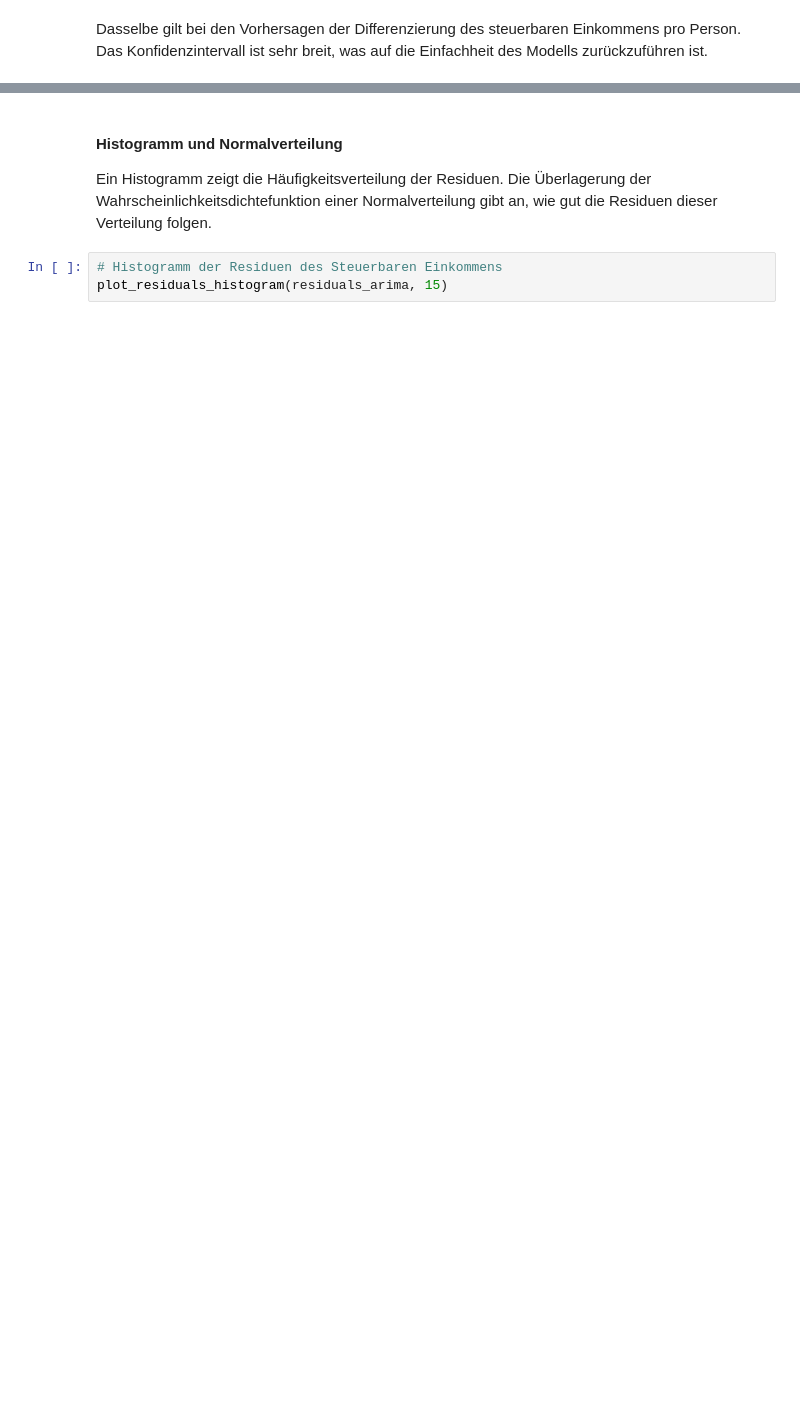
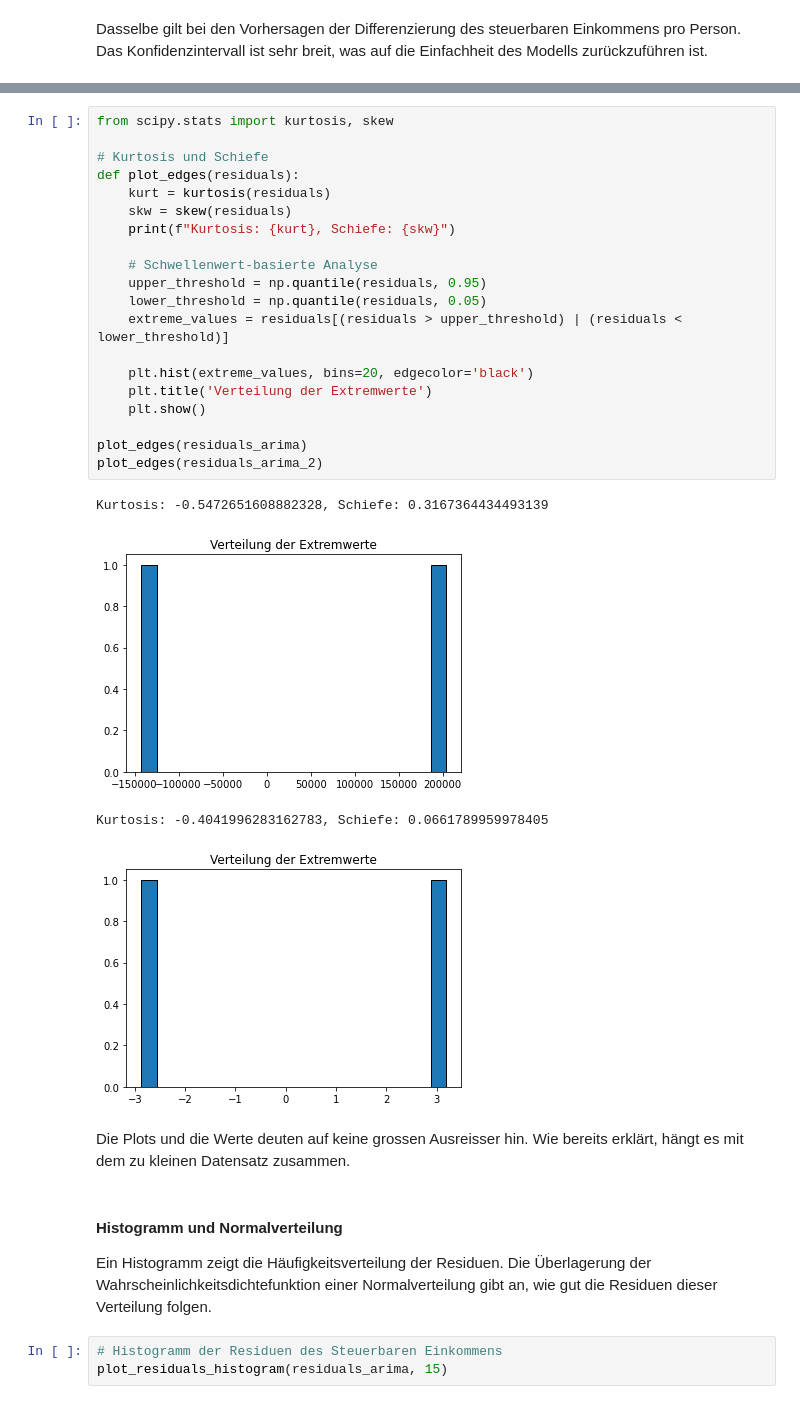
Before and after one commit to alexschillingfhnw/spz-omc, a Jupyter notebook: Notebooks/omc_sonnenberg.ipynb, the cells around one changed output, grey strips where cells are left out. Saved outputs shown, nothing was run; the diff lists cells and outputs as text; blank space fills up the shorter version.

```diff
--- a/Notebooks/omc_sonnenberg.ipynb
+++ b/Notebooks/omc_sonnenberg.ipynb
@@ -575,3 +588,30 @@ shapiro_test(residuals_arima_2)
+# %%
+from scipy.stats import kurtosis, skew
+
+# Kurtosis und Schiefe
+def plot_edges(residuals):
+    kurt = kurtosis(residuals)
+    skw = skew(residuals)
+    print(f"Kurtosis: {kurt}, Schiefe: {skw}")
+
+    # Schwellenwert-basierte Analyse
+    upper_threshold = np.quantile(residuals, 0.95)
+    lower_threshold = np.quantile(residuals, 0.05)
+    extreme_values = residuals[(residuals > upper_threshold) | (residuals < lower_threshold)]
+
+    plt.hist(extreme_values, bins=20, edgecolor='black')
+    plt.title('Verteilung der Extremwerte')
+    plt.show()
+
+plot_edges(residuals_arima)
+plot_edges(residuals_arima_2)
+# %% [output]
+Kurtosis: -0.5472651608882328, Schiefe: 0.3167364434493139
+[figure, added]
+Kurtosis: -0.4041996283162783, Schiefe: 0.0661789959978405
+[figure, added]
+# %% [markdown]
+Die Plots und die Werte deuten auf keine grossen Ausreisser hin. Wie bereits erklärt, hängt es mit dem zu kleinen Datensatz zusammen.
 # %% [markdown]
 #### Histogramm und Normalverteilung
 
```
Also changed, not shown: parts of 28 cells of this notebook, 1 other file.
